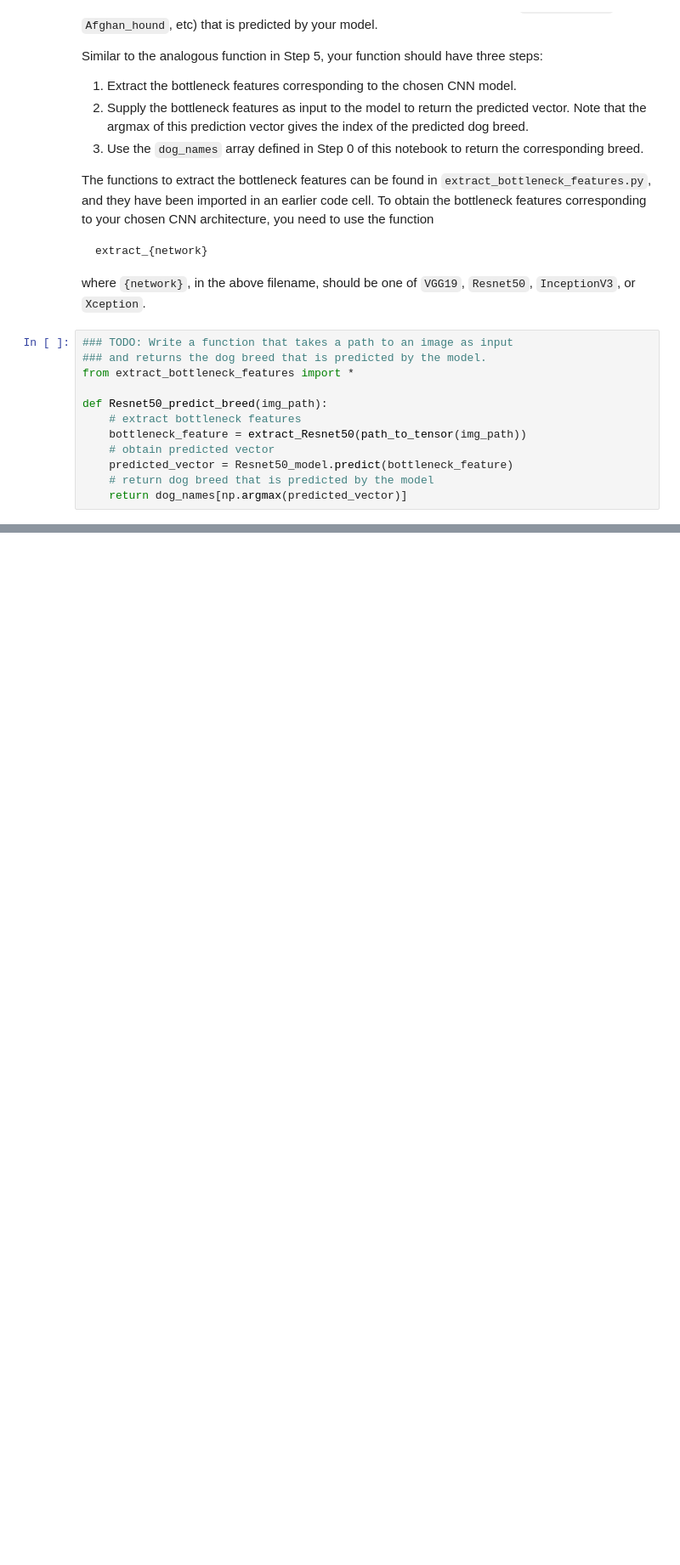
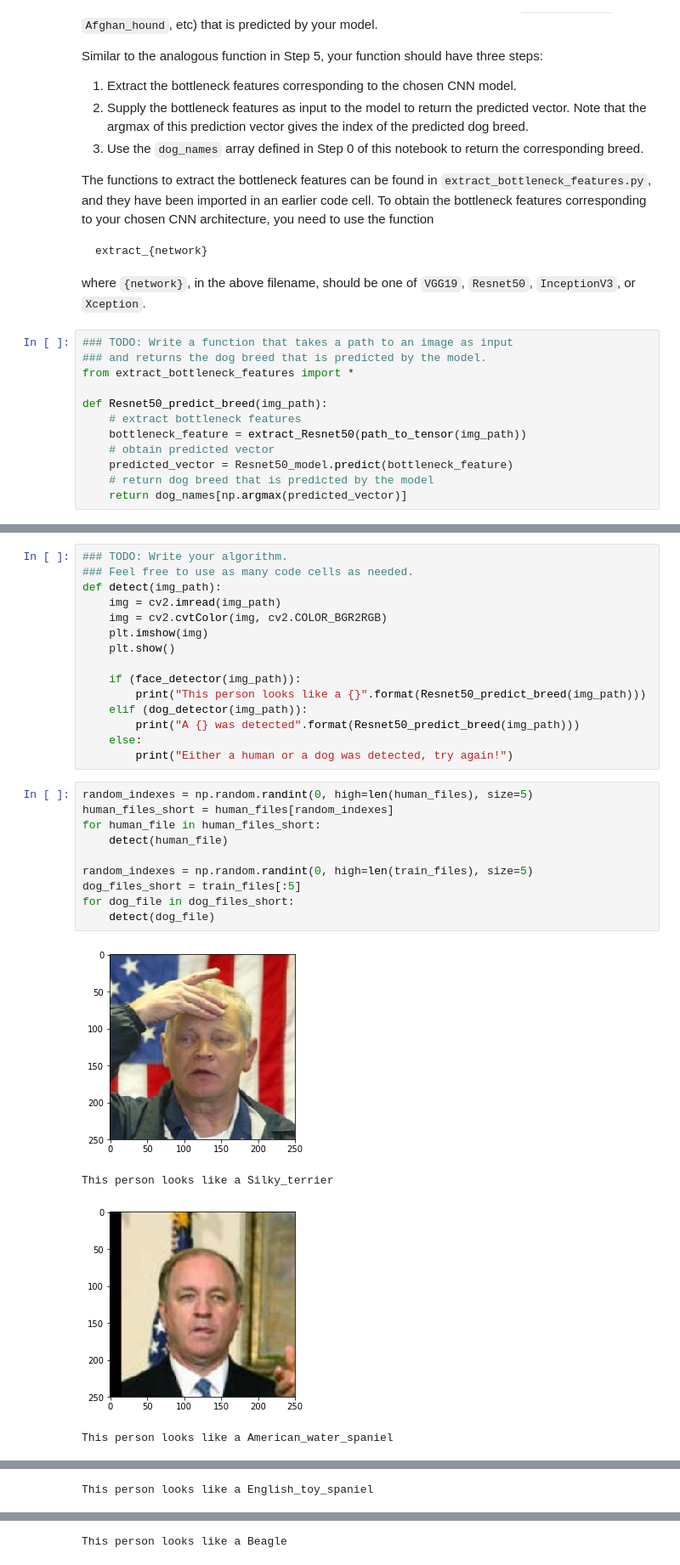
Before and after one commit to thiagojv/dl-dog-project, a Jupyter notebook: dog_app.ipynb, the cells around one changed output, grey strips where cells are left out. Shown at 85% size. Cells and saved outputs as stored; diff of their text form; blank space fills up the shorter version.

Commit message:
Final commit before submit
Just finished the project to the first submit, I think predict could be better
to my images :(

```diff
--- a/dog_app.ipynb
+++ b/dog_app.ipynb
@@ -717,3 +721,33 @@ Some sample output for our algorithm is provided below, but feel free to design
 
 
 ### (IMPLEMENTATION) Write your Algorithm
+# %%
+### TODO: Write your algorithm.
+### Feel free to use as many code cells as needed.
+def detect(img_path):
+    img = cv2.imread(img_path)
+    img = cv2.cvtColor(img, cv2.COLOR_BGR2RGB)
+    plt.imshow(img)
+    plt.show()
+
+    if (face_detector(img_path)):
+        print("This person looks like a {}".format(Resnet50_predict_breed(img_path)))
+    elif (dog_detector(img_path)):
+        print("A {} was detected".format(Resnet50_predict_breed(img_path)))
+    else:
+        print("Either a human or a dog was detected, try again!")
+# %%
+random_indexes = np.random.randint(0, high=len(human_files), size=5)
+human_files_short = human_files[random_indexes]
+for human_file in human_files_short:
+    detect(human_file)
+
+random_indexes = np.random.randint(0, high=len(train_files), size=5)
+dog_files_short = train_files[:5]
+for dog_file in dog_files_short:
+    detect(dog_file)
+# %% [output]
+[figure, added]
+This person looks like a Silky_terrier
+[figure, added]
+This person looks like a American_water_spaniel
@@ -719,0 +755 @@ Some sample output for our algorithm is provided below, but feel free to design
+This person looks like a English_toy_spaniel
@@ -719,0 +757 @@ Some sample output for our algorithm is provided below, but feel free to design
+This person looks like a Beagle
```
Also changed, not shown: parts of 6 cells of this notebook, 5 other files.
